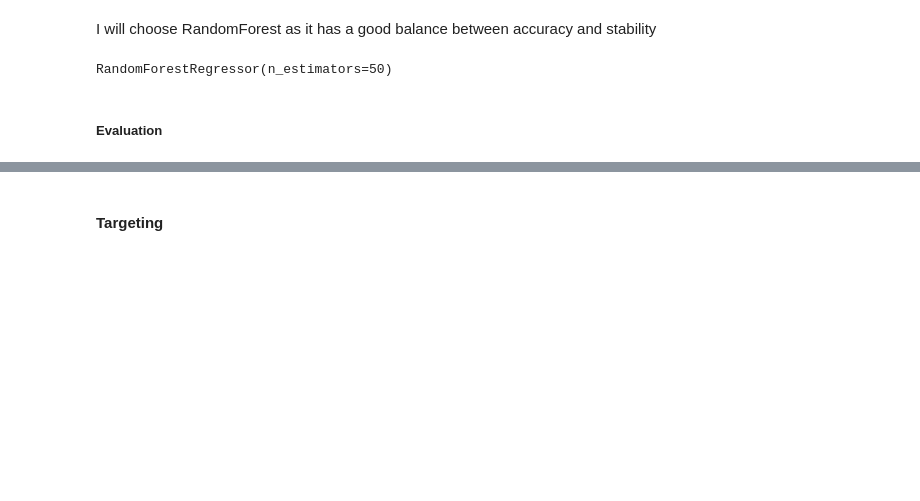
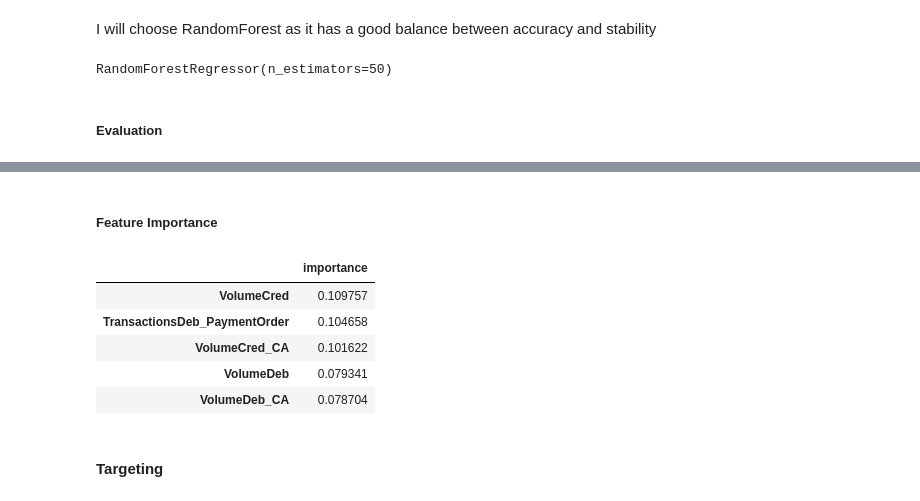
Before and after one commit to JonathanRabbi/DataSciencecase_Bank_Marketing, a Jupyter notebook: Mutual_Fund.ipynb, the cells around one changed output, grey strips where cells are left out. Cells and saved outputs as stored; diff of their text form; code cells hidden in the pictures; blank space fills up the shorter version.

```diff
--- a/Mutual_Fund.ipynb
+++ b/Mutual_Fund.ipynb
@@ -193,3 +184,18 @@ RMSE: 8.2070773893356
+# %% [markdown]
+##### Feature Importance
+# %%
+feature_importances = pd.DataFrame(rf.feature_importances_,
+                                   index = X_mf.columns,
+                                    columns=['importance']).sort_values('importance',
+                                                                        ascending=False)
+feature_importances.head()
+# %% [output]
+|  | importance |
+| VolumeCred | 0.109757 |
+| TransactionsDeb_PaymentOrder | 0.104658 |
+| VolumeCred_CA | 0.101622 |
+| VolumeDeb | 0.079341 |
+| VolumeDeb_CA | 0.078704 |
 # %% [markdown]
 #### Targeting
 # %%
```
Also changed, not shown: parts of 16 cells of this notebook, 8 other files.
